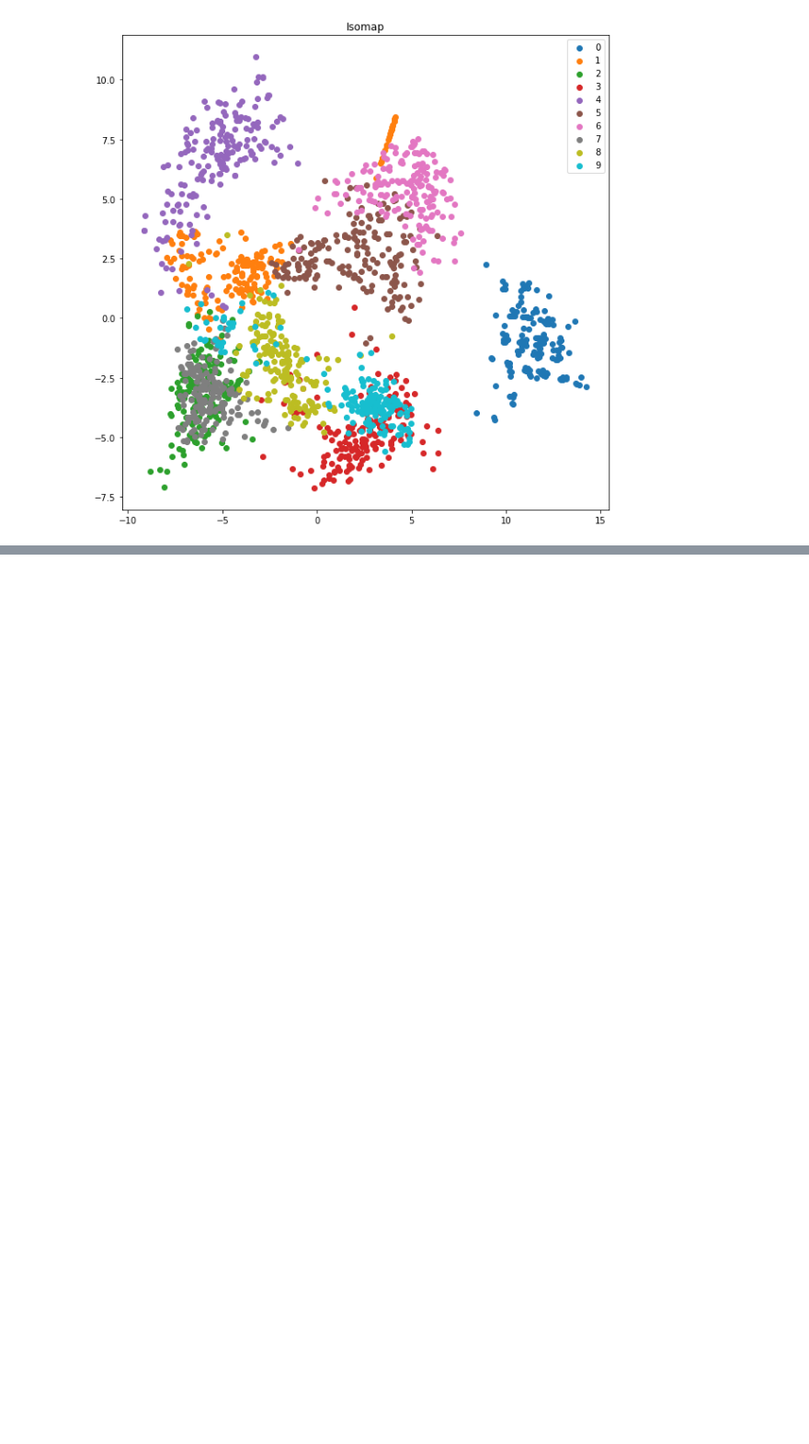
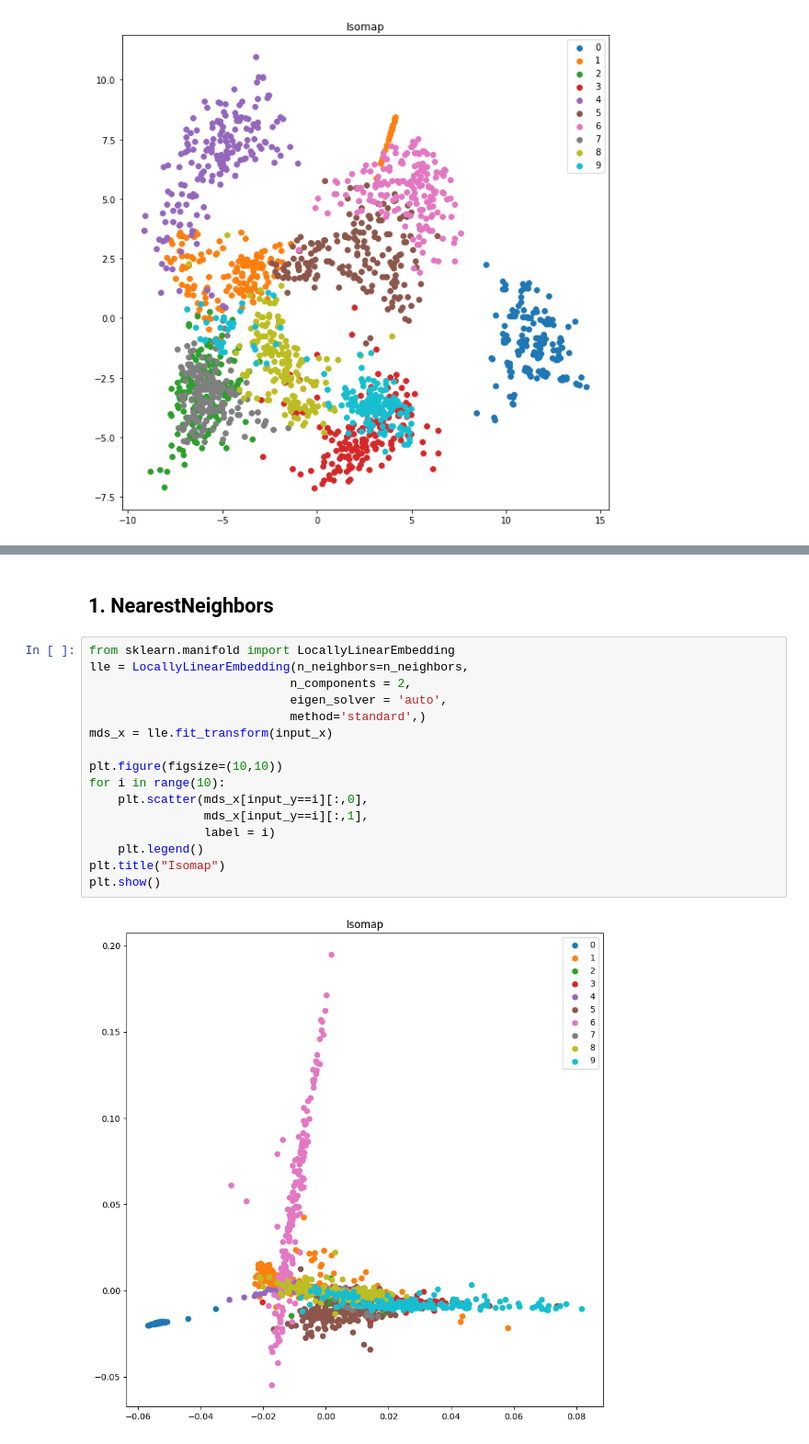
Before and after one commit to crimama/BA, a Jupyter notebook: 1.Dimensionality Reduction/3.non_linear.ipynb, the cells around one changed output, grey strips where cells are left out. Shown at 92% size. Drawn from its saved outputs; the diff is of its cells as text; blank space fills up the shorter version.

```diff
--- a/1.Dimensionality Reduction/3.non_linear.ipynb
+++ b/1.Dimensionality Reduction/3.non_linear.ipynb
@@ -132,0 +135,20 @@ plt.show()
+# %% [markdown]
+## 1. NearestNeighbors
+# %%
+from sklearn.manifold import LocallyLinearEmbedding
+lle = LocallyLinearEmbedding(n_neighbors=n_neighbors,
+                            n_components = 2,
+                            eigen_solver = 'auto',
+                            method='standard',)
+mds_x = lle.fit_transform(input_x)
+
+plt.figure(figsize=(10,10))
+for i in range(10):
+    plt.scatter(mds_x[input_y==i][:,0],
+                mds_x[input_y==i][:,1],
+                label = i)
+    plt.legend()
+plt.title("Isomap")
+plt.show()
+# %% [output]
+[figure, added]
```
Also changed, not shown: parts of 18 cells of this notebook.
